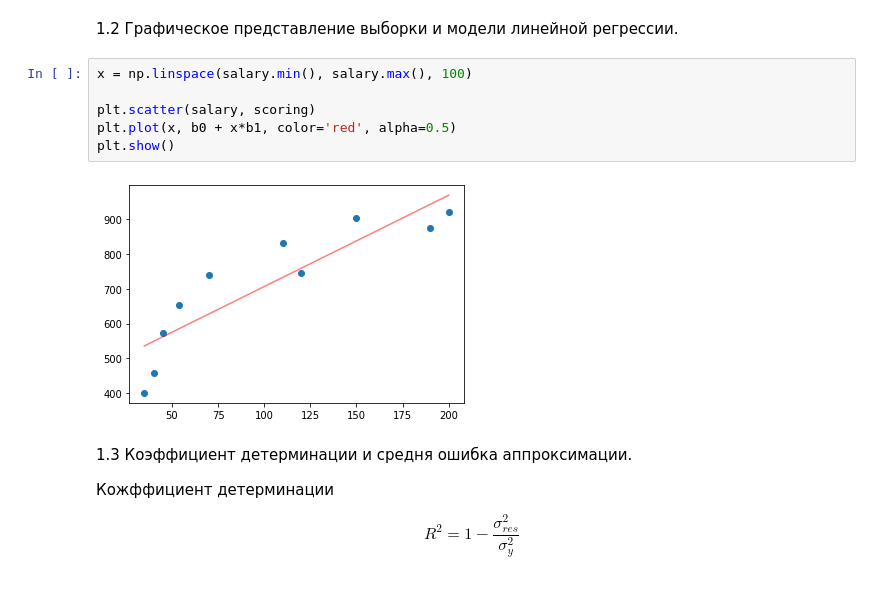
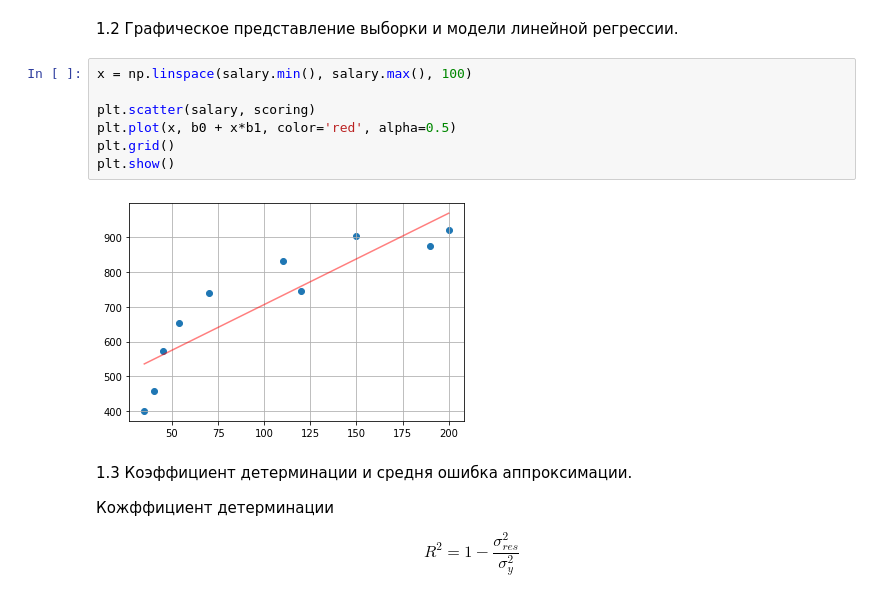
Before and after one commit to dimireme/gb_math_statistics, a Jupyter notebook: lesson_7.ipynb, the cells around one changed output. Cells and saved outputs as stored; diff of their text form.

```diff
--- a/lesson_7.ipynb
+++ b/lesson_7.ipynb
@@ -104,11 +104,12 @@ array([[535.89621821, 401.        ],
 # %%
 x = np.linspace(salary.min(), salary.max(), 100)
 
 plt.scatter(salary, scoring)
 plt.plot(x, b0 + x*b1, color='red', alpha=0.5)
+plt.grid()
 plt.show()
 # %% [output]
-[figure, old version]
+[figure, new version]
 # %% [markdown]
 1.3 Коэффициент детерминации и средня ошибка аппроксимации.
 
```
Also changed, not shown: parts of 3 cells of this notebook.
